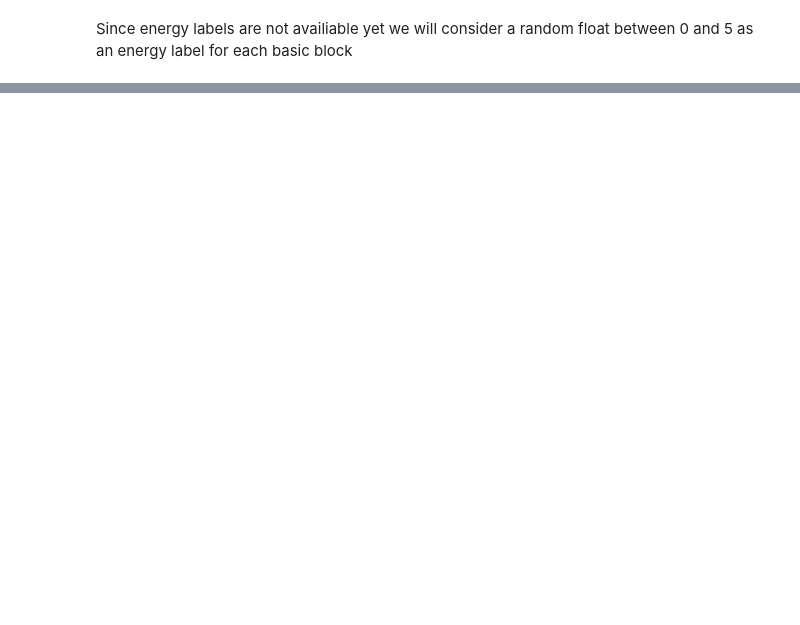
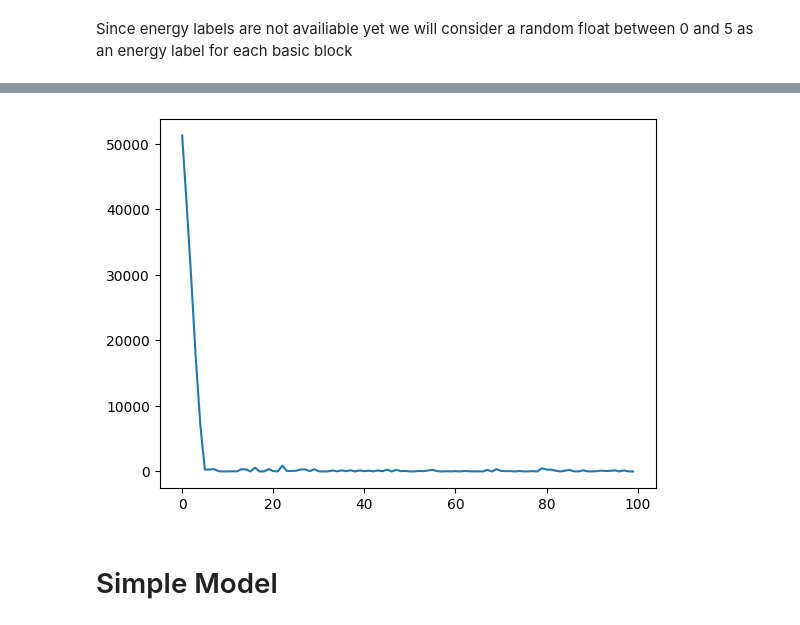
Before and after one commit to Thodorissio/basic-block-energy-prediction, a Jupyter notebook: playground/energy-prediction/energy_prediction.ipynb, the cells around one changed output, grey strips where cells are left out. Saved outputs shown, nothing was run; the diff lists cells and outputs as text; code cells hidden in the pictures; blank space fills up the shorter version.

```diff
--- a/playground/energy-prediction/energy_prediction.ipynb
+++ b/playground/energy-prediction/energy_prediction.ipynb
@@ -62,0 +119,20 @@ plt.show()
+# %%
+split = 0.8
+
+bb_df_train = data_df[:int(0.8 * len(data_df))]
+bb_df_val = data_df[int(0.8 * len(data_df)):]
+# %%
+BATCH_SIZE = 32
+mean = False
+
+train_data = dataset.EnergyPredictionDataset(bb_df_train, mean=mean)
+if mean:
+    train_loader = data.DataLoader(train_data, batch_size=BATCH_SIZE, shuffle=False, drop_last=True)
+else:
+    train_loader = data.DataLoader(train_data, batch_size=BATCH_SIZE, shuffle=False, drop_last=True, collate_fn=utils.collate_fn)
+
+val_data = dataset.EnergyPredictionDataset(bb_df_val, mean=mean)
+if mean:
+    val_loader = data.DataLoader(val_data, batch_size=BATCH_SIZE, shuffle=False, drop_last=True)
+else:
+    val_loader = data.DataLoader(val_data, batch_size=BATCH_SIZE, shuffle=False, drop_last=True, collate_fn=utils.collate_fn)
@@ -62,0 +187,7 @@ plt.show()
+# %%
+EMBEDDING_DIM = train_data.__getitem__(0)[0][0].shape[0]
+NUM_LAYERS = 10
+HIDDEN_DIM = 256
+
+model = LSTM_Regressor(emb_size=EMBEDDING_DIM, hidden_size=HIDDEN_DIM, num_layers=NUM_LAYERS)
+print(model)
@@ -62,0 +277,5 @@ plt.show()
+# %%
+plt.plot(train_losses)
+plt.show()
+# %% [output]
+[figure, added]
@@ -62,0 +285,2 @@ plt.show()
+# %% [markdown]
+# Simple Model
```
Also changed, not shown: parts of 24 cells of this notebook, 6 other files.
